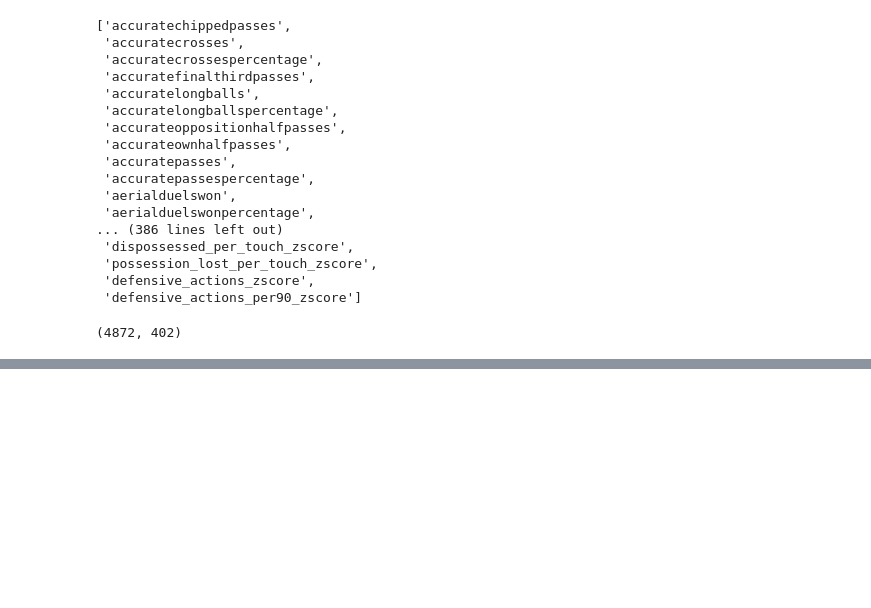
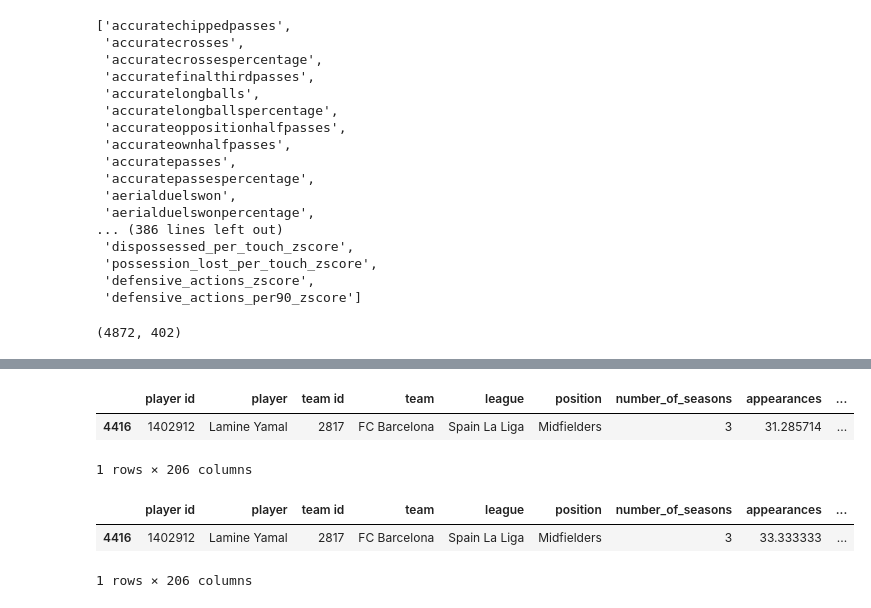
Before and after one commit to vibhash2006/Football-Project, a Jupyter notebook: notebooks/data_cleaning/Merging_Major_Leagues_Data_2326.ipynb, the cells around one changed output, grey strips where cells are left out. Cells and saved outputs as stored; diff of their text form; code cells hidden in the pictures; blank space fills up the shorter version.

```diff
--- a/notebooks/data_cleaning/Merging_Major_Leagues_Data_2326.ipynb
+++ b/notebooks/data_cleaning/Merging_Major_Leagues_Data_2326.ipynb
@@ -38,0 +120,12 @@ df_26.shape
+# %%
+df_ewma[df_ewma['player']=='Lamine Yamal']
+# %% [output]
+|  | player id | player | team id | team | league | position | number_of_seasons | appearances | ... |
+| 4416 | 1402912 | Lamine Yamal | 2817 | FC Barcelona | Spain La Liga | Midfielders | 3 | 31.285714 | ... |
+1 rows × 206 columns
+# %%
+df_avg[df_avg['player']=='Lamine Yamal']
+# %% [output]
+|  | player id | player | team id | team | league | position | number_of_seasons | appearances | ... |
+| 4416 | 1402912 | Lamine Yamal | 2817 | FC Barcelona | Spain La Liga | Midfielders | 3 | 33.333333 | ... |
+1 rows × 206 columns
```
Also changed, not shown: parts of 3 cells of this notebook, 1 other file.
